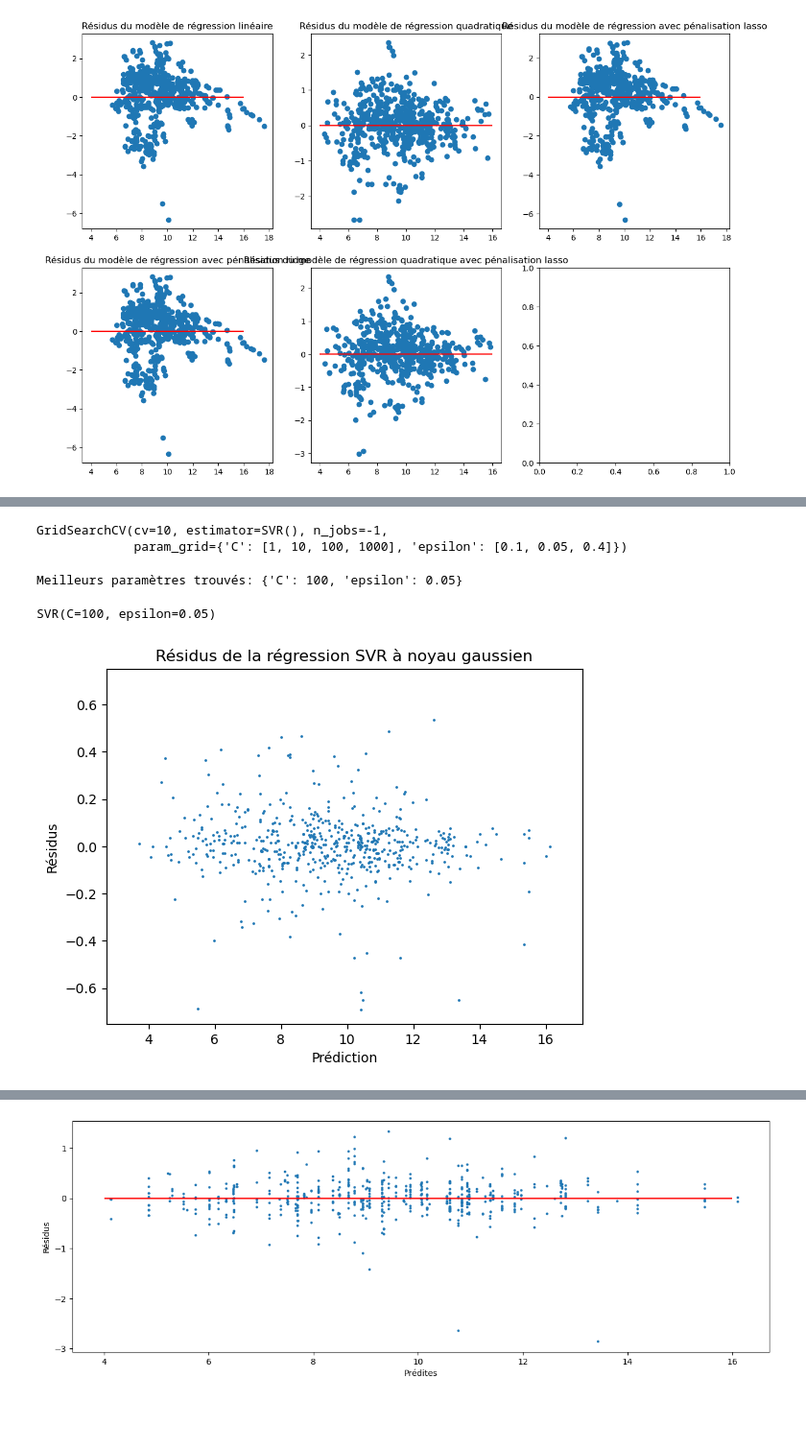
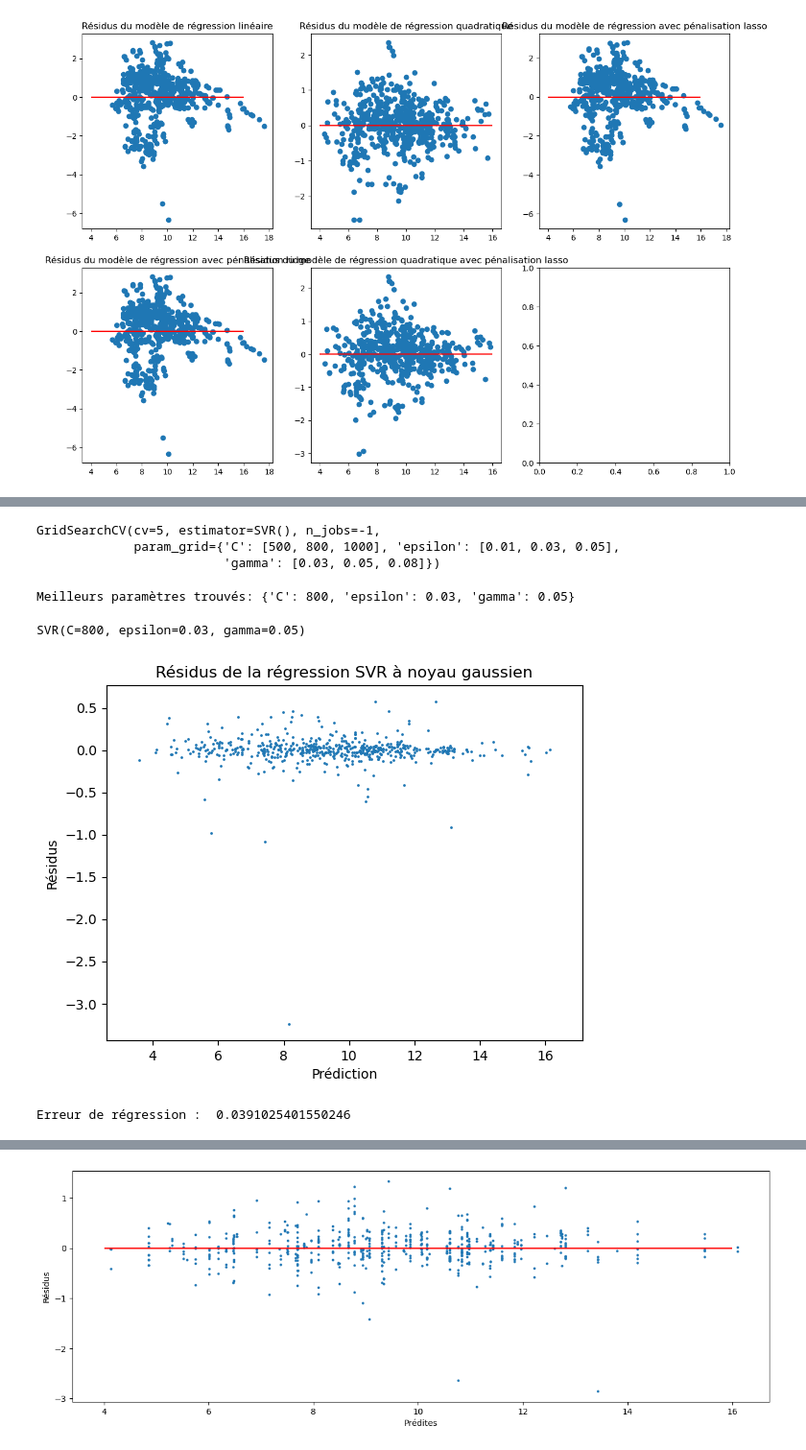
Before and after one commit to PaolaDeTruchis/MachineLearning, a Jupyter notebook: Projet_ML_Python.ipynb, the cells around one changed output, grey strips where cells are left out. Shown at 96% size. Drawn from its saved outputs; the diff is of its cells as text; code cells hidden in the pictures; blank space fills up the shorter version.

```diff
--- a/Projet_ML_Python.ipynb
+++ b/Projet_ML_Python.ipynb
@@ -947,37 +1140,43 @@ from sklearn.svm import SVR
 svr = SVR()
 
 # definition des paramètres
-parameters = {'C': [1,10,100,1000], 'epsilon': [0.1,0.05,0.4]}
+parameters = {'C': [500,800,1000], 'gamma':[0.03,0.05,0.08], 'epsilon':[0.01,0.03,0.05]}
 
 # premier entrainement pour trouver les paramètres optimaux
-svr_param = GridSearchCV(svr, parameters,cv=10,n_jobs=-1)
+svr_param = GridSearchCV(svr, parameters,cv=5,n_jobs=-1)
 svr_param.fit(Xr_train, CO2_train)
 # %% [output]
-GridSearchCV(cv=10, estimator=SVR(), n_jobs=-1,
-             param_grid={'C': [1, 10, 100, 1000], 'epsilon': [0.1, 0.05, 0.4]})
+GridSearchCV(cv=5, estimator=SVR(), n_jobs=-1,
+             param_grid={'C': [500, 800, 1000], 'epsilon': [0.01, 0.03, 0.05],
+                         'gamma': [0.03, 0.05, 0.08]})
 # %%
 print("Meilleurs paramètres trouvés:", svr_param.best_params_)
 # %% [output]
-Meilleurs paramètres trouvés: {'C': 100, 'epsilon': 0.05}
+Meilleurs paramètres trouvés: {'C': 800, 'epsilon': 0.03, 'gamma': 0.05}
 # %%
-svr_best = SVR(C=svr_param.best_params_['C'], epsilon=svr_param.best_params_['epsilon'])
+svr_best = SVR(C=svr_param.best_params_['C'], epsilon=svr_param.best_params_['epsilon'],gamma=svr_param.best_params_['gamma'])
 svr_best.fit(Xr_train, CO2_train)
 # %% [output]
-SVR(C=100, epsilon=0.05)
+SVR(C=800, epsilon=0.03, gamma=0.05)
 # %%
 CO2_pred_svmr = svr_best.predict(Xr_test)
 
 res_svmr = CO2_pred_svmr - CO2_test
 
 mse_svr = mean_squared_error(CO2_test, CO2_pred_svmr)
 
+
 # affichage des résidus
 plt.scatter(CO2_pred_svmr, res_svmr, s=1)
 plt.xlabel("Prédiction")
 plt.ylabel("Résidus")
 plt.title("Résidus de la régression SVR à noyau gaussien")
 plt.xlim(min(CO2_pred_svmr) - 1, max(CO2_pred_svmr) + 1)
-plt.ylim(-0.75,0.75)
+# plt.ylim(-0.75,0.75)
 plt.show()
 # %% [output]
-[figure, old version]
+[figure, new version]
+# %%
+print("Erreur de régression : ",mse_svr)
+# %% [output]
+Erreur de régression :  0.0391025401550246
```
Also changed, not shown: parts of 188 cells of this notebook.
